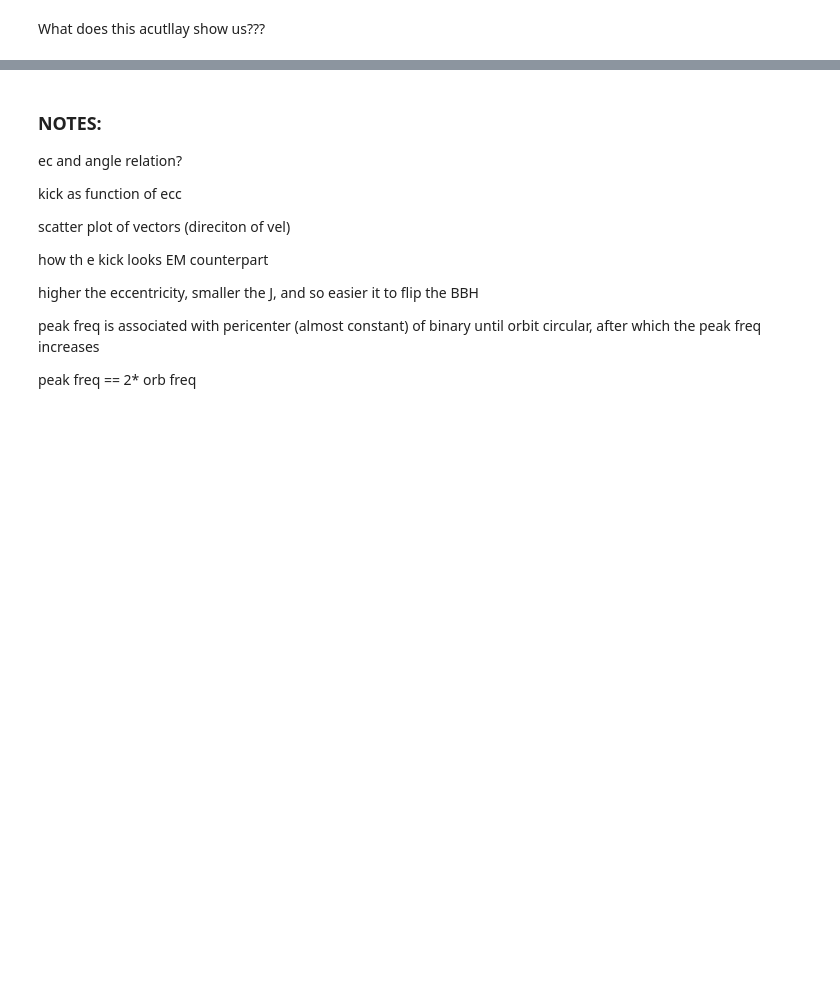
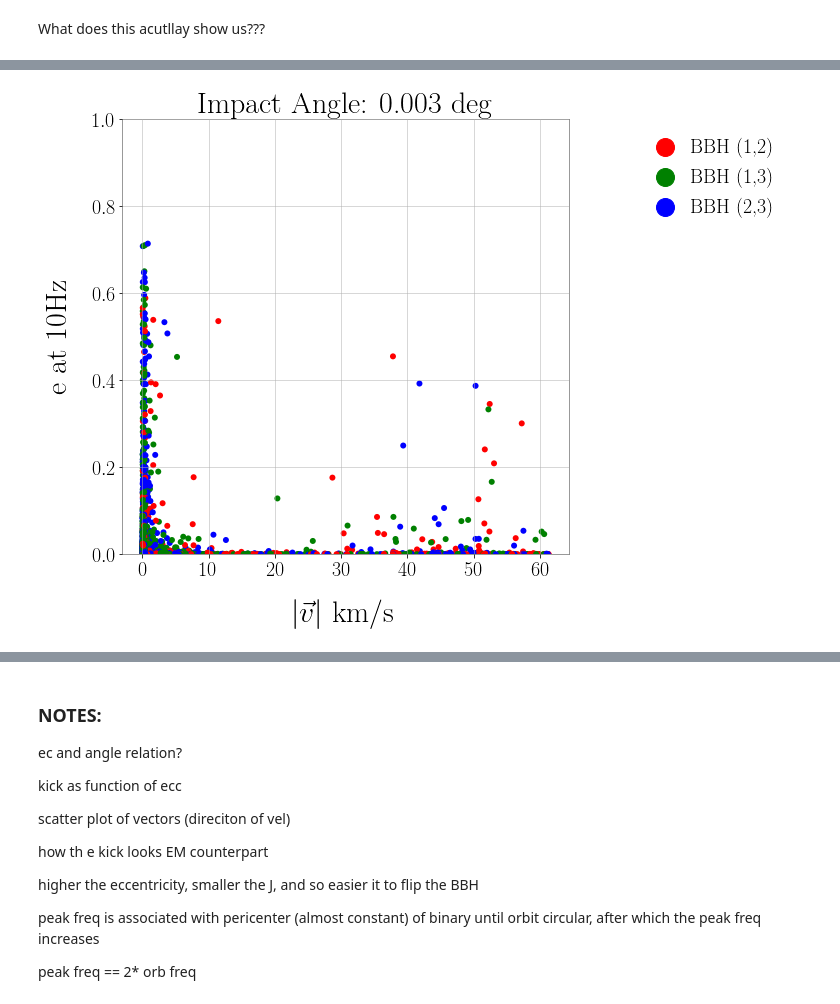
Before and after one commit to avivajpeyi/agn_scattering, a Jupyter notebook: data/testing_scattering_results.ipynb, the cells around one changed output, grey strips where cells are left out. Cells and saved outputs as stored; diff of their text form; code cells hidden in the pictures; blank space fills up the shorter version.

Commit message:
add kick samples

```diff
--- a/data/testing_scattering_results.ipynb
+++ b/data/testing_scattering_results.ipynb
@@ -181,3 +200,0 @@ plt.show()
-# %%
-dc_dat = scat_data.get_data(dc=1)
-dc_dat
@@ -236,0 +237,26 @@ plt.show()
+# %%
+plot_samples = samples[samples['ecc_A_arr']>=0]
+
+colors = {1:'r', 2:'g', 3:'b'}
+labels = {1:"BBH (1,2)", 2:"BBH (1,3)", 3:"BBH (2,3)"}
+
+fig = plt.figure(figsize=(8.0, 8.0))
+ax1 = fig.add_subplot(111)
+kwargs = dict(marker='o',linewidth=0)
+ax1.scatter(
+    plot_samples.remnant_kick_mag,
+    plot_samples.ecc_A_arr,
+    color=plot_samples.obij_arr.map(colors),
+    **kwargs
+)
+ax1.set_ylim(0, 1)
+ax1.set_ylabel("e at 10Hz")
+ax1.set_xlabel(r"$|\vec{v}|$ km/s")
+
+for k in [1,2,3]:
+    plt.scatter([],[], label=labels[k], color=colors[k])
+plt.title(f"Impact Angle: {scat_data.get_angle_info()[1]} deg")
+plt.legend(frameon=False, markerscale=3, loc="upper right", bbox_to_anchor=(1.5, 1))
+plt.show()
+# %% [output]
+[figure, added]
```
Also changed, not shown: parts of 11 cells of this notebook, 2 other files.
